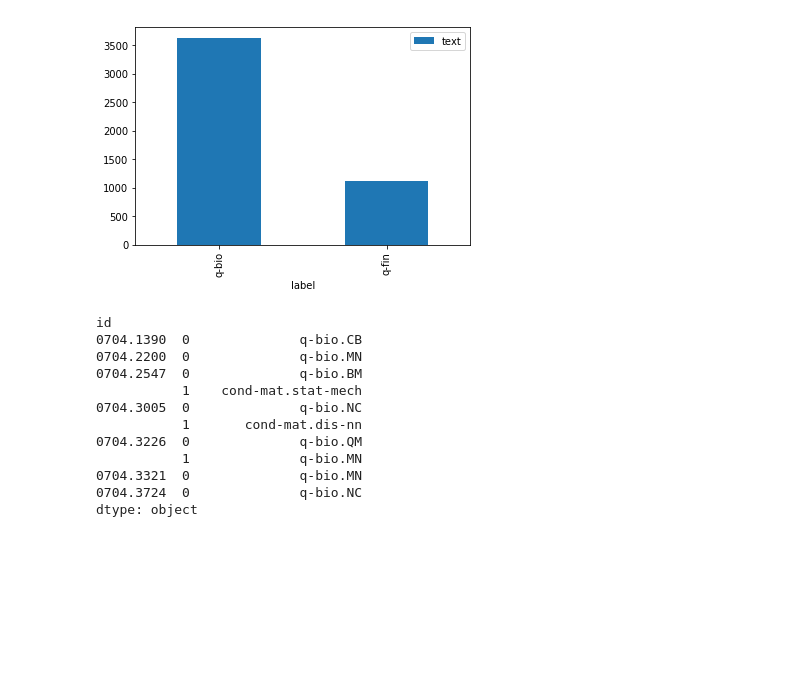
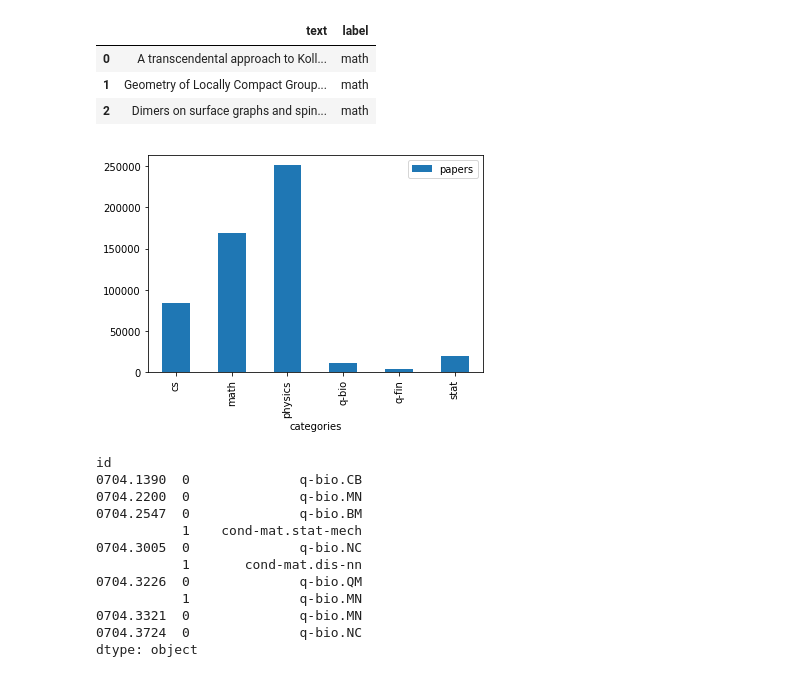
Before and after one commit to olszewskip/musings, a Jupyter notebook: arXiv_explore.ipynb, the cells around one changed output. Saved outputs shown, nothing was run; the diff lists cells and outputs as text; code cells hidden in the pictures; blank space fills up the shorter version.

```diff
--- a/arXiv_explore.ipynb
+++ b/arXiv_explore.ipynb
@@ -11 +10,22 @@ dfs = [df_qbio, df_qfin]
+# %%
+# create dict of data_frames dfs = {'cs': pd.DataFrame(), 'math': ..., etc.}
+
+dir_ = "arXivMeta/arXivMeta_completed/"
+
+dfs = {}
+
+for file in os.listdir(dir_):
+    cat = re.search(r'arXivMeta_(.+?)_', file).group(1)
+    file_path = os.path.join(dir_, file)
+
+    if cat not in dfs:
+        dfs[cat] = [file_path]
+    else:
+        dfs[cat].append(file_path)
+
+def getdf(file_list):
+    dfs = [pd.read_csv(file, delimiter='\t') for file in file_list]
+    return pd.concat(dfs)
+
+dfs = {cat: getdf(cat_files) for (cat, cat_files) in dfs.items()}
 # %%
@@ -16,16 +51,30 @@ dfs = [df_qbio, df_qfin]
 # %%
+# get primary_categories (prim_cat) and text (title+abstract) only
+
 def strip(df):
-    df_2 = pd.concat([df.title + df.abstract, df.prim_cat], axis=1)
+    df_2 = pd.concat([df.title + " " + df.abstract, df.prim_cat], axis=1)
     df_2.columns = ['text', 'label']
     return df_2
 
 
-df = pd.concat([strip(df) for df in dfs]).sample(frac=1)
+# df = pd.concat([strip(df) for df in dfs]).sample(frac=1)
+bare_dfs = {cat: strip(df) for (cat, df) in dfs.items()}
-# %%
-df.groupby('label').count().plot.bar()
-plt.show()
-# %% [output]
-[figure, removed]
+# %%
+with pd.option_context('display.max_colwidth', 100):
+    display(bare_dfs['math'][:3])
+# %% [output]
+|  | text | label |
+| 0 | A transcendental approach to Koll... | math |
+| 1 | Geometry of Locally Compact Group... | math |
+| 2 | Dimers on surface graphs and spin... | math |
+# %%
+record_counts_tr = np.array([[cat, len(df)] for (cat, df) in bare_dfs.items()]).transpose()
+record_counts_df = pd.DataFrame({'categories': record_counts_tr[0], 'papers': record_counts_tr[1]})
+
+record_counts_df.set_index('categories').astype('int').plot.bar()
+plt.show()
+# %% [output]
+[figure, added]
 # %%
 ids_with_cats_ugly = df[['id', 'sec_cats']].set_index('id').sec_cats.str.split(expand=True).stack()
 print(ids_with_cats_ugly[:10])
```
Also changed, not shown: parts of 4 cells of this notebook.
